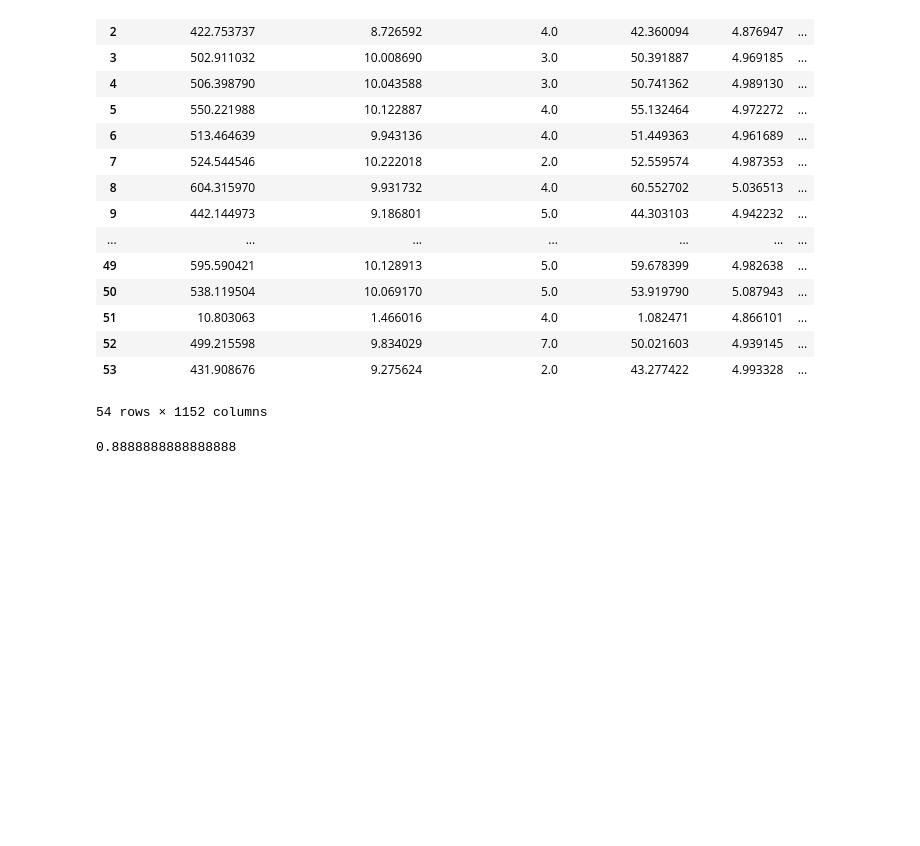
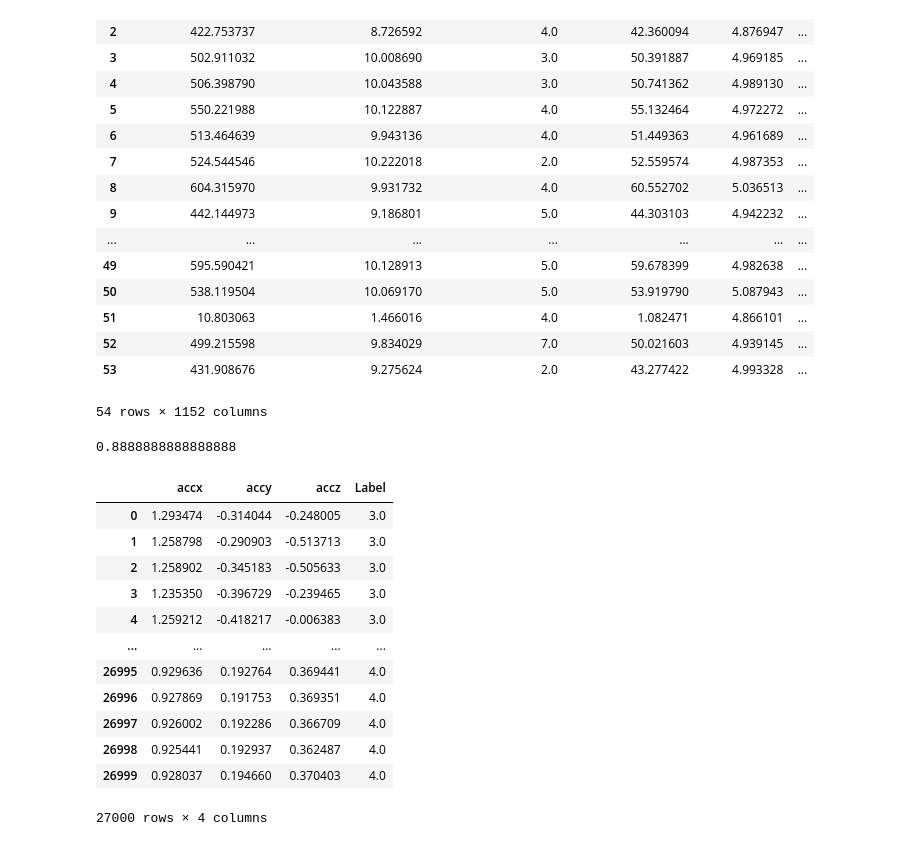
Before and after one commit to Reckadon/ES335-ML-Assignment-1, a Jupyter notebook: scratch_7.ipynb, the cells around one changed output. Saved outputs shown, nothing was run; the diff lists cells and outputs as text; code cells hidden in the pictures; blank space fills up the shorter version.

```diff
--- a/scratch_7.ipynb
+++ b/scratch_7.ipynb
@@ -401,3 +401,19 @@ y_pred = clf.predict(features_test)
 print(accuracy_score(y_test, y_pred))
 # %% [output]
 0.8888888888888888
+# %%
+tf
+# %% [output]
+|  | accx | accy | accz | Label |
+| 0 | 1.293474 | -0.314044 | -0.248005 | 3.0 |
+| 1 | 1.258798 | -0.290903 | -0.513713 | 3.0 |
+| 2 | 1.258902 | -0.345183 | -0.505633 | 3.0 |
+| 3 | 1.235350 | -0.396729 | -0.239465 | 3.0 |
+| 4 | 1.259212 | -0.418217 | -0.006383 | 3.0 |
+| ... | ... | ... | ... | ... |
+| 26995 | 0.929636 | 0.192764 | 0.369441 | 4.0 |
+| 26996 | 0.927869 | 0.191753 | 0.369351 | 4.0 |
+| 26997 | 0.926002 | 0.192286 | 0.366709 | 4.0 |
+| 26998 | 0.925441 | 0.192937 | 0.362487 | 4.0 |
+| 26999 | 0.928037 | 0.194660 | 0.370403 | 4.0 |
+27000 rows × 4 columns
```
